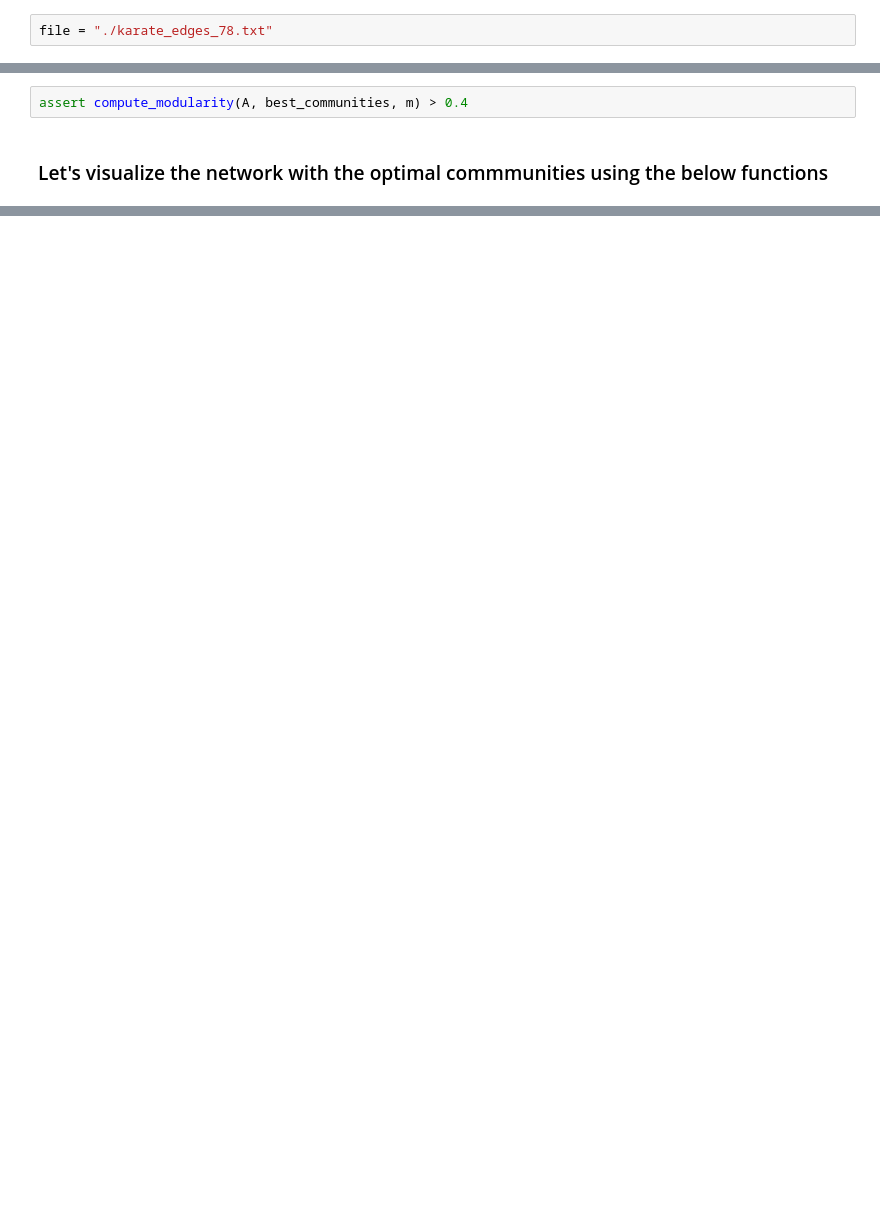
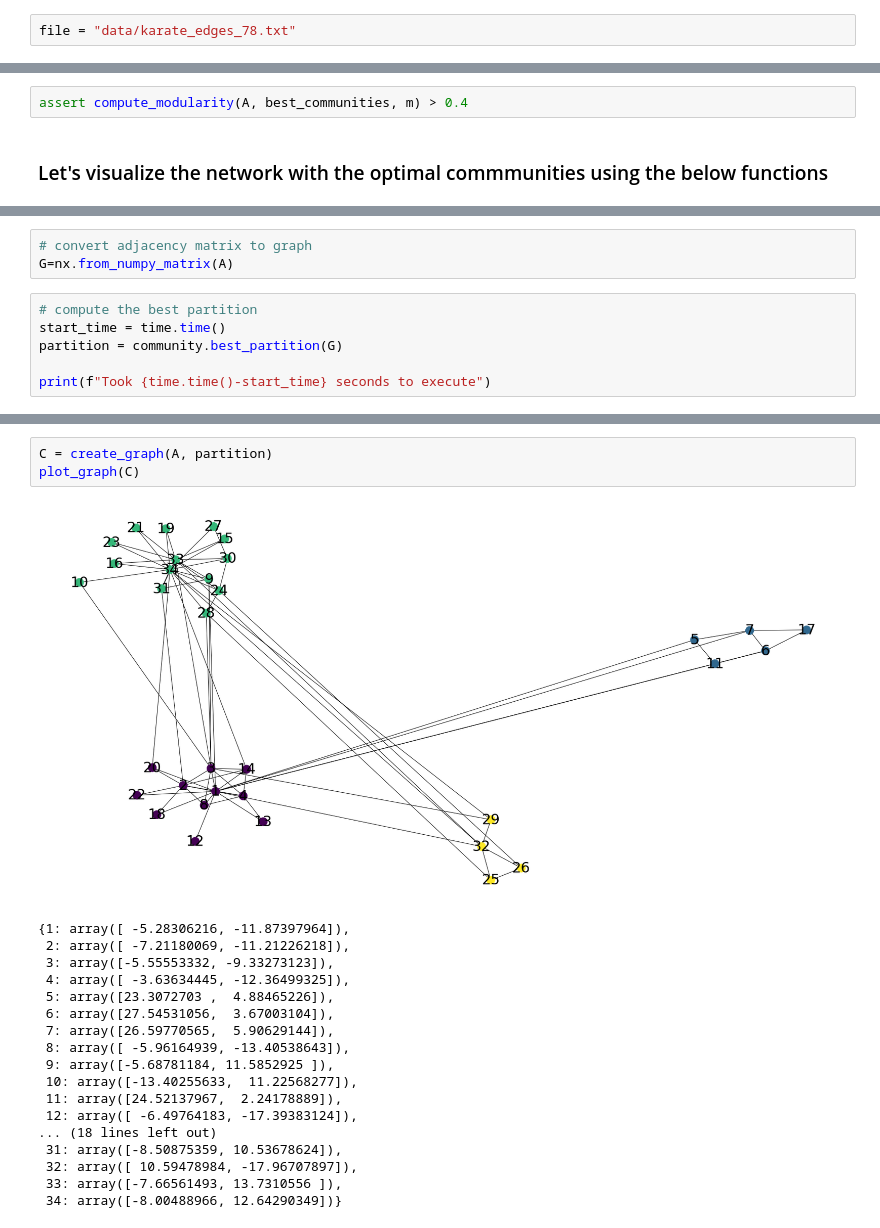
Before and after one commit to ddvlamin/data_engineering_ua, a Jupyter notebook: code_examples/week4/algorithms_teacher.ipynb, the cells around one changed output, grey strips where cells are left out. Saved outputs shown, nothing was run; the diff lists cells and outputs as text; blank space fills up the shorter version.

```diff
--- a/code_examples/week4/algorithms_teacher.ipynb
+++ b/code_examples/week4/algorithms_teacher.ipynb
@@ -150,7 +168,7 @@ print(timings)
 
 ### As a simple example we will take the social network of a karate club collected by Zachary, the members have a link between them in case they interacted with each other outside the club. The goal is to find the communities that exist in the club
 # %%
-file = "./karate_edges_78.txt"
+file = "data/karate_edges_78.txt"
 # %% [markdown]
 ### Let's first create the adjacency matrix for the social network
 # %%
@@ -538,0 +565,9 @@ plot_graph(G)
+# %%
+# convert adjacency matrix to graph
+G=nx.from_numpy_matrix(A)
+# %%
+# compute the best partition
+start_time = time.time()
+partition = community.best_partition(G)
+
+print(f"Took {time.time()-start_time} seconds to execute")
@@ -538,0 +576,22 @@ plot_graph(G)
+# %%
+C = create_graph(A, partition)
+plot_graph(C)
+# %% [output]
+[figure, added]
+{1: array([ -5.28306216, -11.87397964]),
+ 2: array([ -7.21180069, -11.21226218]),
+ 3: array([-5.55553332, -9.33273123]),
+ 4: array([ -3.63634445, -12.36499325]),
+ 5: array([23.3072703 ,  4.88465226]),
+ 6: array([27.54531056,  3.67003104]),
+ 7: array([26.59770565,  5.90629144]),
+ 8: array([ -5.96164939, -13.40538643]),
+ 9: array([-5.68781184, 11.5852925 ]),
+ 10: array([-13.40255633,  11.22568277]),
+ 11: array([24.52137967,  2.24178889]),
+ 12: array([ -6.49764183, -17.39383124]),
+... (18 lines left out)
+ 31: array([-8.50875359, 10.53678624]),
+ 32: array([ 10.59478984, -17.96707897]),
+ 33: array([-7.66561493, 13.7310556 ]),
+ 34: array([-8.00488966, 12.64290349])}
```
Also changed, not shown: parts of 10 cells of this notebook.
